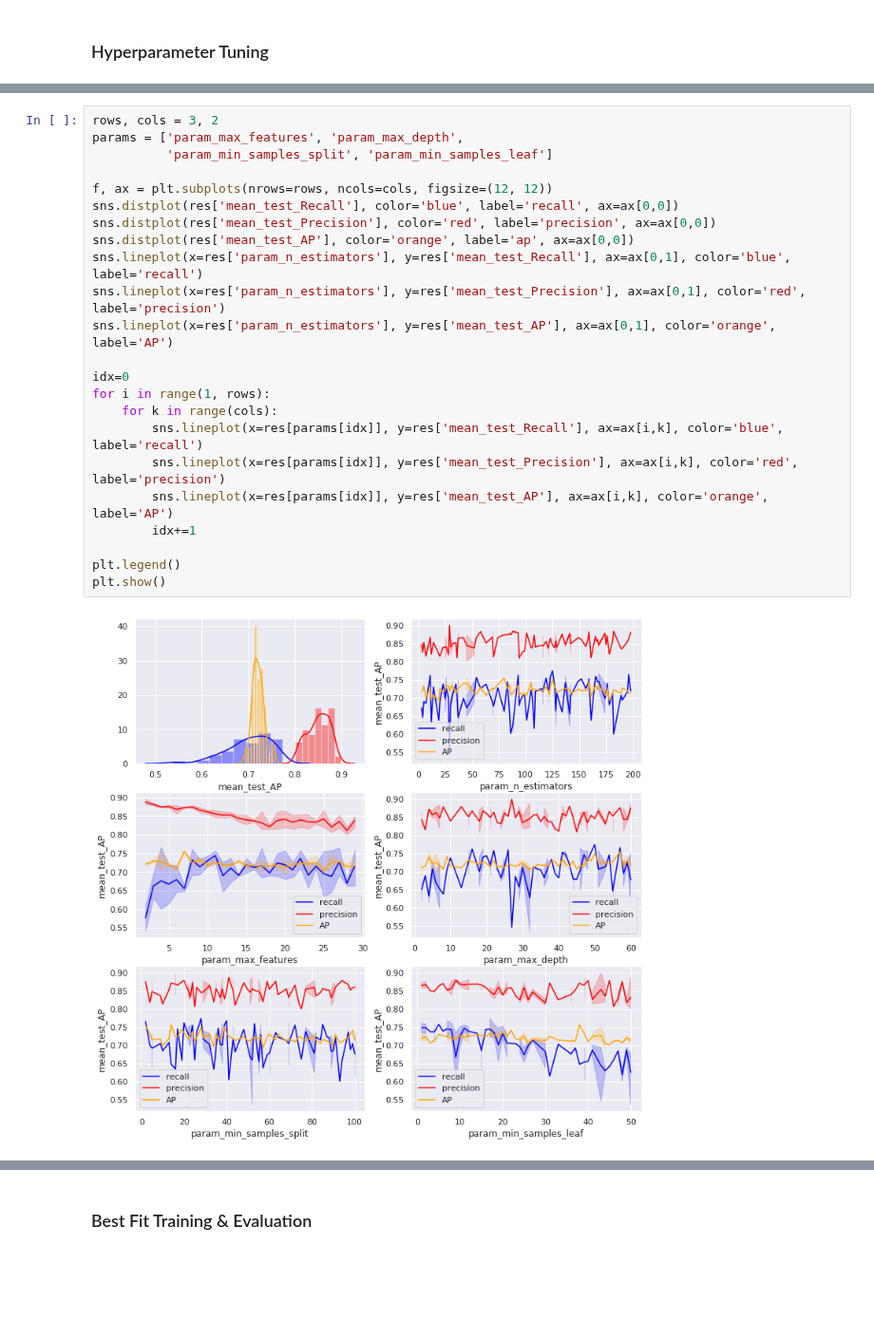
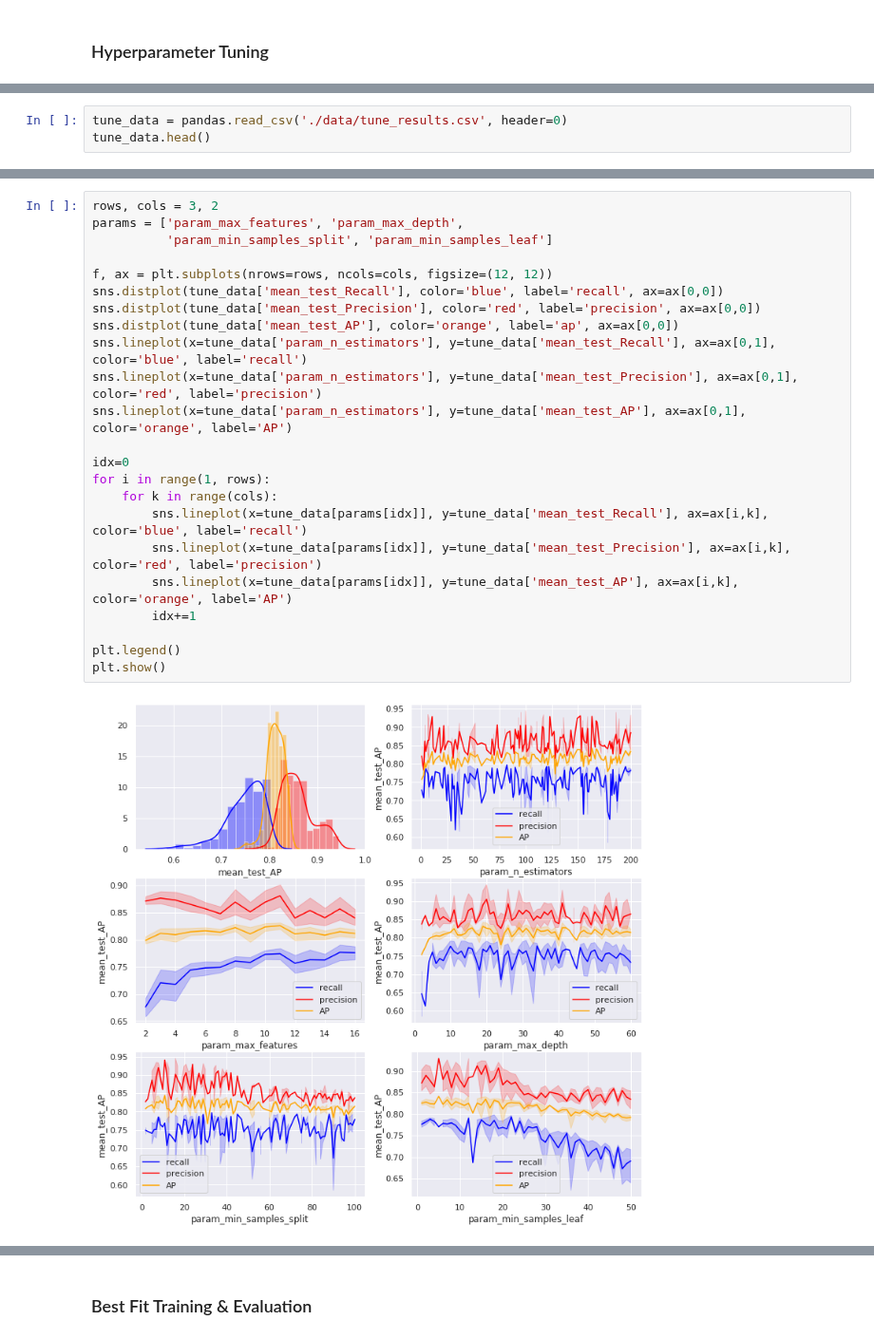
Before and after one commit to VladimirIsakov91/CreditCardFraud, a Jupyter notebook: CreditCardFraud.ipynb, the cells around one changed output, grey strips where cells are left out. Shown at 95% size. Saved outputs shown, nothing was run; the diff lists cells and outputs as text; blank space fills up the shorter version.

```diff
--- a/CreditCardFraud.ipynb
+++ b/CreditCardFraud.ipynb
@@ -441,0 +385,3 @@ AttributeError: 'RandomizedSearchCV' object has no attribute 'cv_results_'
+# %%
+tune_data = pandas.read_csv('./data/tune_results.csv', header=0)
+tune_data.head()
@@ -442,26 +396,26 @@ AttributeError: 'RandomizedSearchCV' object has no attribute 'cv_results_'
 # %%
 rows, cols = 3, 2
 params = ['param_max_features', 'param_max_depth',
           'param_min_samples_split', 'param_min_samples_leaf']
 
 f, ax = plt.subplots(nrows=rows, ncols=cols, figsize=(12, 12))
-sns.distplot(res['mean_test_Recall'], color='blue', label='recall', ax=ax[0,0])
-sns.distplot(res['mean_test_Precision'], color='red', label='precision', ax=ax[0,0])
-sns.distplot(res['mean_test_AP'], color='orange', label='ap', ax=ax[0,0])
-sns.lineplot(x=res['param_n_estimators'], y=res['mean_test_Recall'], ax=ax[0,1], color='blue', label='recall')
-sns.lineplot(x=res['param_n_estimators'], y=res['mean_test_Precision'], ax=ax[0,1], color='red', label='precision')
-sns.lineplot(x=res['param_n_estimators'], y=res['mean_test_AP'], ax=ax[0,1], color='orange', label='AP')
+sns.distplot(tune_data['mean_test_Recall'], color='blue', label='recall', ax=ax[0,0])
+sns.distplot(tune_data['mean_test_Precision'], color='red', label='precision', ax=ax[0,0])
+sns.distplot(tune_data['mean_test_AP'], color='orange', label='ap', ax=ax[0,0])
+sns.lineplot(x=tune_data['param_n_estimators'], y=tune_data['mean_test_Recall'], ax=ax[0,1], color='blue', label='recall')
+sns.lineplot(x=tune_data['param_n_estimators'], y=tune_data['mean_test_Precision'], ax=ax[0,1], color='red', label='precision')
+sns.lineplot(x=tune_data['param_n_estimators'], y=tune_data['mean_test_AP'], ax=ax[0,1], color='orange', label='AP')
 
 idx=0
 for i in range(1, rows):
     for k in range(cols):
-        sns.lineplot(x=res[params[idx]], y=res['mean_test_Recall'], ax=ax[i,k], color='blue', label='recall')
-        sns.lineplot(x=res[params[idx]], y=res['mean_test_Precision'], ax=ax[i,k], color='red', label='precision')
-        sns.lineplot(x=res[params[idx]], y=res['mean_test_AP'], ax=ax[i,k], color='orange', label='AP')
+        sns.lineplot(x=tune_data[params[idx]], y=tune_data['mean_test_Recall'], ax=ax[i,k], color='blue', label='recall')
+        sns.lineplot(x=tune_data[params[idx]], y=tune_data['mean_test_Precision'], ax=ax[i,k], color='red', label='precision')
+        sns.lineplot(x=tune_data[params[idx]], y=tune_data['mean_test_AP'], ax=ax[i,k], color='orange', label='AP')
         idx+=1
 
 plt.legend()
 plt.show()
 # %% [output]
-[figure, old version]
+[figure, new version]
 # %%
```
Also changed, not shown: parts of 9 cells of this notebook, 1 other file.
